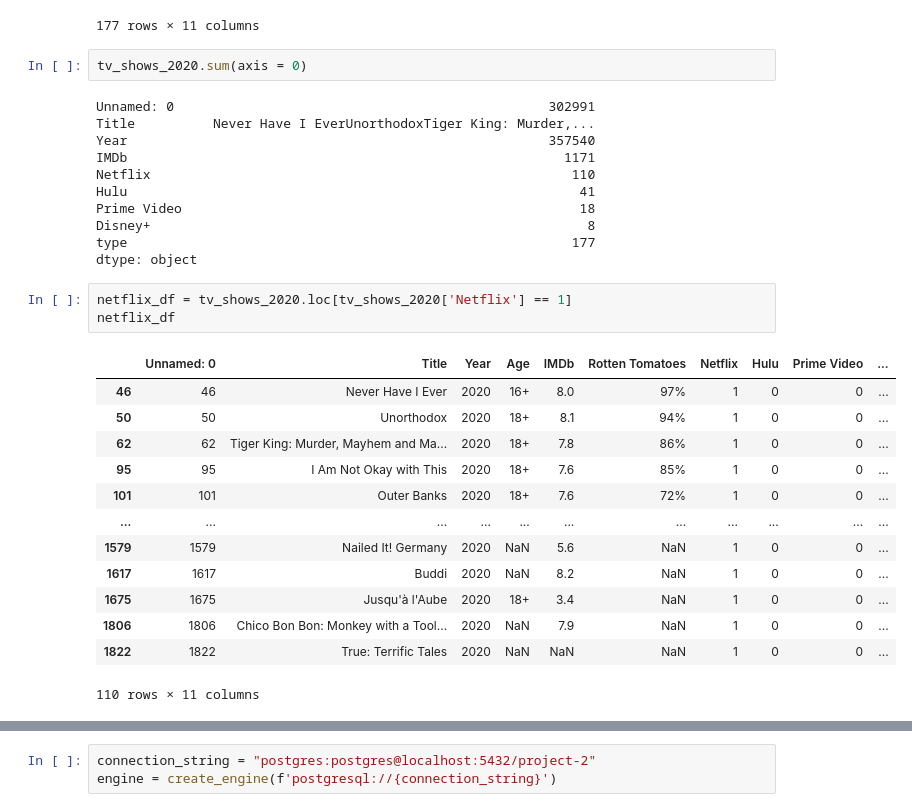
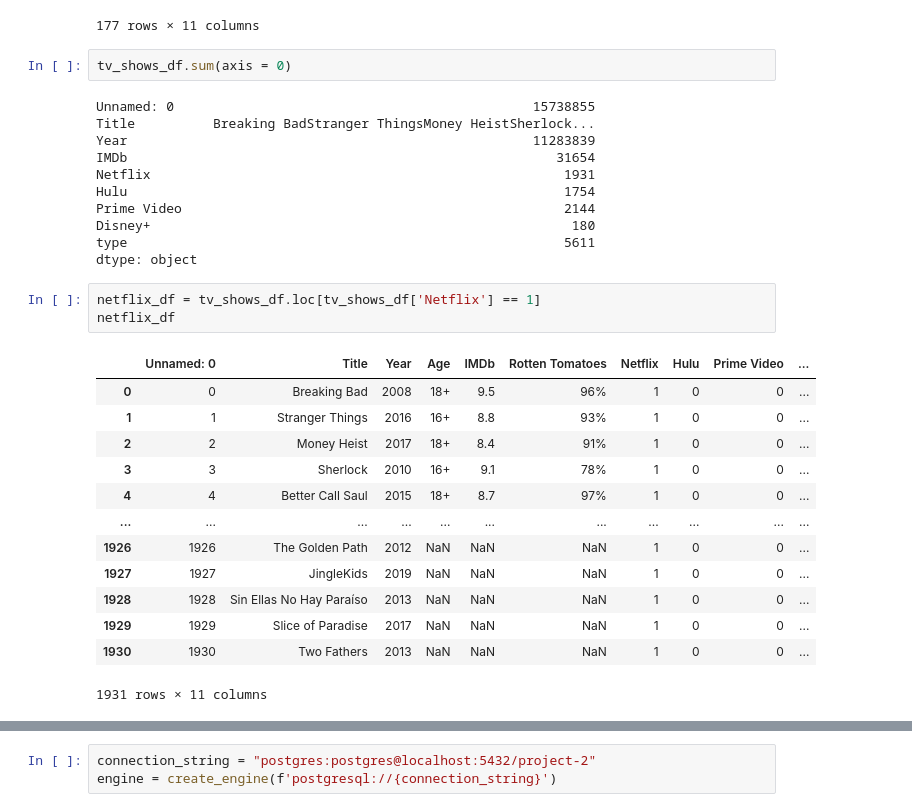
Before and after one commit to stephenbretscher/Full_Stack_Analysis_of_TV_Viewing_Habits, a Jupyter notebook: csv_cleanup.ipynb, the cells around one changed output, grey strips where cells are left out. Saved outputs shown, nothing was run; the diff lists cells and outputs as text.

```diff
--- a/csv_cleanup.ipynb
+++ b/csv_cleanup.ipynb
@@ -56,33 +57,33 @@ tv_shows_2020
 | 5593 | 5593 | Secrets of the Zoo: Tampa | 2020 | NaN | 8.4 | NaN | 0 | 0 | 0 | ... |
 177 rows × 11 columns
 # %%
-tv_shows_2020.sum(axis = 0)
+tv_shows_df.sum(axis = 0)
 # %% [output]
-Unnamed: 0                                                302991
-Title          Never Have I EverUnorthodoxTiger King: Murder,...
-Year                                                      357540
-IMDb                                                        1171
-Netflix                                                      110
-Hulu                                                          41
-Prime Video                                                   18
-Disney+                                                        8
-type                                                         177
+Unnamed: 0                                              15738855
+Title          Breaking BadStranger ThingsMoney HeistSherlock...
+Year                                                    11283839
+IMDb                                                       31654
+Netflix                                                     1931
+Hulu                                                        1754
+Prime Video                                                 2144
+Disney+                                                      180
+type                                                        5611
 dtype: object
 # %%
-netflix_df = tv_shows_2020.loc[tv_shows_2020['Netflix'] == 1]
+netflix_df = tv_shows_df.loc[tv_shows_df['Netflix'] == 1]
 netflix_df
 # %% [output]
 |  | Unnamed: 0 | Title | Year | Age | IMDb | Rotten Tomatoes | Netflix | Hulu | Prime Video | ... |
-| 46 | 46 | Never Have I Ever | 2020 | 16+ | 8.0 | 97% | 1 | 0 | 0 | ... |
-| 50 | 50 | Unorthodox | 2020 | 18+ | 8.1 | 94% | 1 | 0 | 0 | ... |
-| 62 | 62 | Tiger King: Murder, Mayhem and Ma... | 2020 | 18+ | 7.8 | 86% | 1 | 0 | 0 | ... |
-| 95 | 95 | I Am Not Okay with This | 2020 | 18+ | 7.6 | 85% | 1 | 0 | 0 | ... |
-| 101 | 101 | Outer Banks | 2020 | 18+ | 7.6 | 72% | 1 | 0 | 0 | ... |
+| 0 | 0 | Breaking Bad | 2008 | 18+ | 9.5 | 96% | 1 | 0 | 0 | ... |
+| 1 | 1 | Stranger Things | 2016 | 16+ | 8.8 | 93% | 1 | 0 | 0 | ... |
+| 2 | 2 | Money Heist | 2017 | 18+ | 8.4 | 91% | 1 | 0 | 0 | ... |
+| 3 | 3 | Sherlock | 2010 | 16+ | 9.1 | 78% | 1 | 0 | 0 | ... |
+| 4 | 4 | Better Call Saul | 2015 | 18+ | 8.7 | 97% | 1 | 0 | 0 | ... |
 | ... | ... | ... | ... | ... | ... | ... | ... | ... | ... | ... |
-| 1579 | 1579 | Nailed It! Germany | 2020 | NaN | 5.6 | NaN | 1 | 0 | 0 | ... |
-| 1617 | 1617 | Buddi | 2020 | NaN | 8.2 | NaN | 1 | 0 | 0 | ... |
-| 1675 | 1675 | Jusqu'à l'Aube | 2020 | 18+ | 3.4 | NaN | 1 | 0 | 0 | ... |
-| 1806 | 1806 | Chico Bon Bon: Monkey with a Tool... | 2020 | NaN | 7.9 | NaN | 1 | 0 | 0 | ... |
-| 1822 | 1822 | True: Terrific Tales | 2020 | NaN | NaN | NaN | 1 | 0 | 0 | ... |
+| 1926 | 1926 | The Golden Path | 2012 | NaN | NaN | NaN | 1 | 0 | 0 | ... |
+| 1927 | 1927 | JingleKids | 2019 | NaN | NaN | NaN | 1 | 0 | 0 | ... |
+| 1928 | 1928 | Sin Ellas No Hay Paraíso | 2013 | NaN | NaN | NaN | 1 | 0 | 0 | ... |
+| 1929 | 1929 | Slice of Paradise | 2017 | NaN | NaN | NaN | 1 | 0 | 0 | ... |
+| 1930 | 1930 | Two Fathers | 2013 | NaN | NaN | NaN | 1 | 0 | 0 | ... |
-110 rows × 11 columns
+1931 rows × 11 columns
 # %%
```
Also changed, not shown: parts of 6 cells of this notebook, 1 other file.
